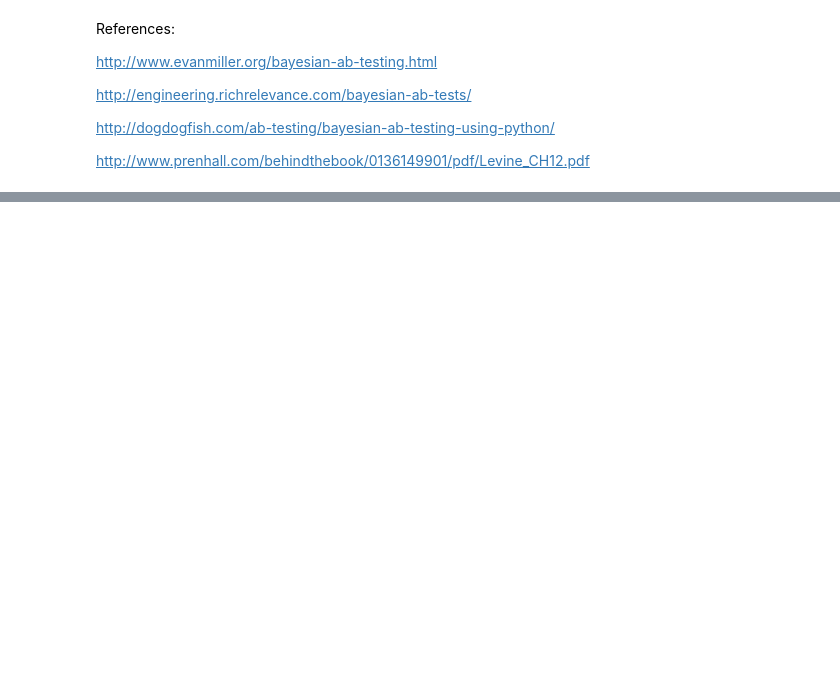
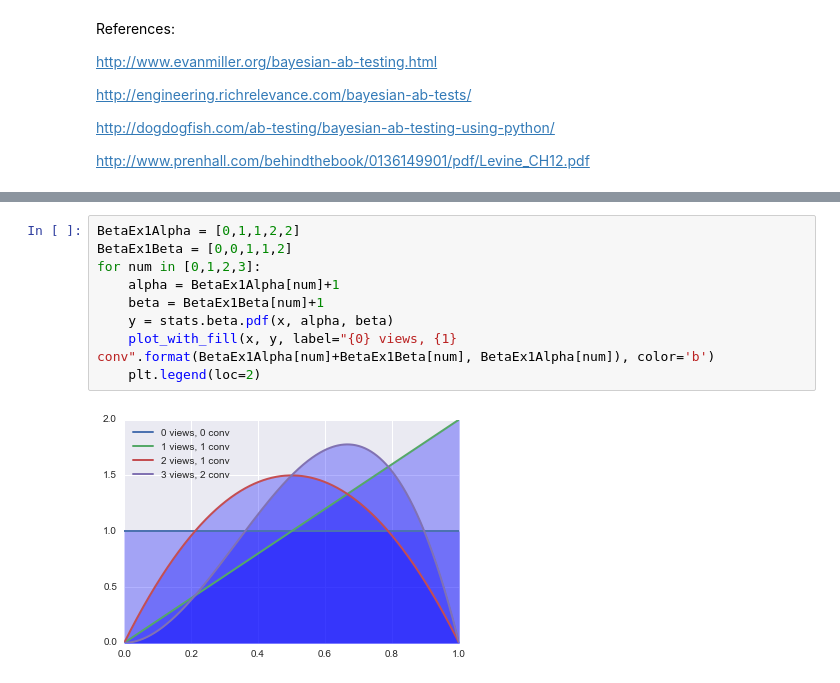
Before and after one commit to clemriedel/Web_ds4all, a Jupyter notebook: AB_testing/AB_testing.ipynb, the cells around one changed output, grey strips where cells are left out. Drawn from its saved outputs; the diff is of its cells as text; blank space fills up the shorter version.

```diff
--- a/AB_testing/AB_testing.ipynb
+++ b/AB_testing/AB_testing.ipynb
@@ -121,0 +138,11 @@ http://www.prenhall.com/behindthebook/0136149901/pdf/Levine_CH12.pdf
+# %%
+BetaEx1Alpha = [0,1,1,2,2]
+BetaEx1Beta = [0,0,1,1,2]
+for num in [0,1,2,3]:
+    alpha = BetaEx1Alpha[num]+1
+    beta = BetaEx1Beta[num]+1
+    y = stats.beta.pdf(x, alpha, beta)
+    plot_with_fill(x, y, label="{0} views, {1} conv".format(BetaEx1Alpha[num]+BetaEx1Beta[num], BetaEx1Alpha[num]), color='b')
+    plt.legend(loc=2)
+# %% [output]
+[figure, added]
```
Also changed, not shown: parts of 13 cells of this notebook, 5 other files.
